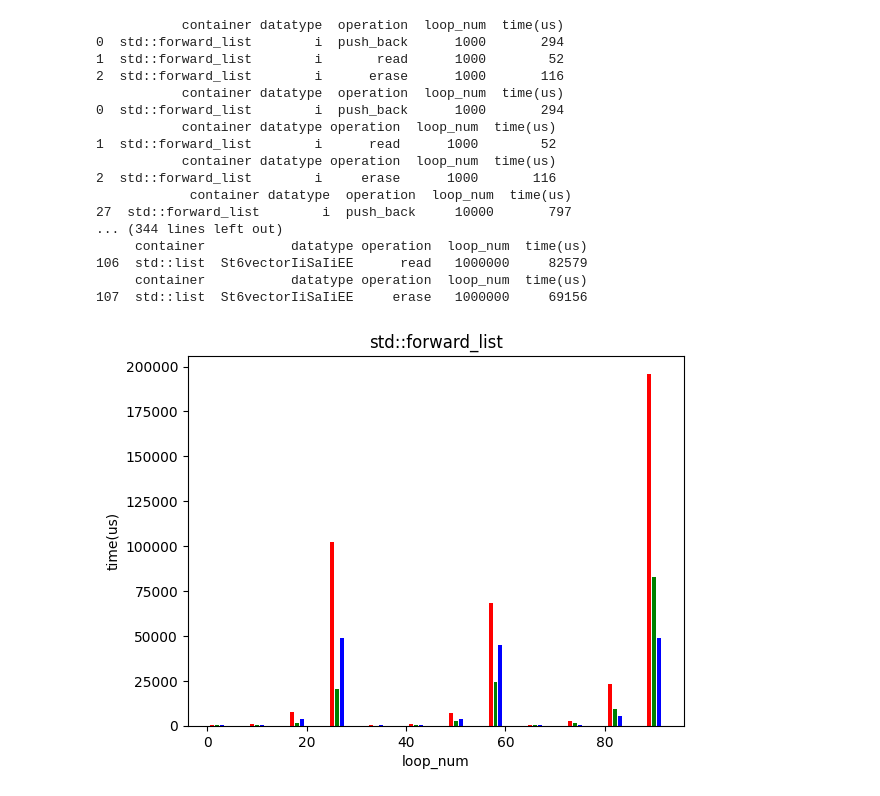
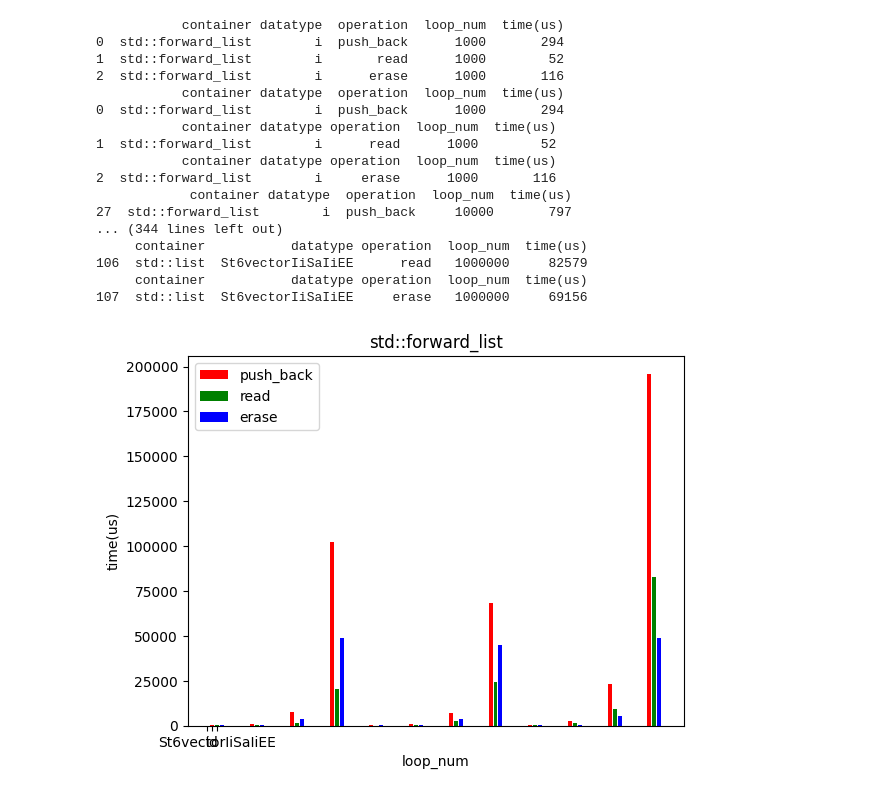
Before and after one commit to bobozhezhe/Scalable-NUMA-Aware-Shared-Memory-Data-Structures, a Jupyter notebook: data/graph.ipynb, the cells around one changed output. Saved outputs shown, nothing was run; the diff lists cells and outputs as text; code cells hidden in the pictures.

```diff
--- a/data/graph.ipynb
+++ b/data/graph.ipynb
@@ -41,36 +41,52 @@ for container in data['container'].unique():
                 elif(operation_data['operation'] == 'erase').any():
                     color = 'b'
 
-
                 # ax.bar(operation_data['loop_num'], operation_data['time(us)'], color=color, label=operation)
                 # for operation
                 ax.bar(position, operation_data['time(us)'], color=color, label=operation)
+
+
+                # 绘制曲线图
+                operation_data = datatype_data[datatype_data['operation'] == 'push_back']
+                x = np.array(range(len(operation_data)))
+                y = np.array(operation_data['time(us)'])
+                ax.plot(x, y, '-o', color='black')
+
                 position += 1
             position += 5
+
+
+        # 设置 X 轴标签和刻度
+        ax.set_xticks(range(len(container_data['datatype'].unique())))
+        ax.set_xticklabels(container_data['datatype'].unique())
+
+        # 设置图例
+        handles, labels = ax.get_legend_handles_labels()
+        ax.legend(handles[:3], labels[:3])
 
         ax.set_xlabel('loop_num')
         ax.set_ylabel('time(us)')
         # ax.legend()
         # ax.legend([operation_data['operation'], operation_data], ['Series 1', 'Series 2'], loc='upper left')
         # ax.legend((F1,F2,F3),('数学','英语','物理'))
 
 plt.show()
 # %% [output]
            container datatype  operation  loop_num  time(us)
 0  std::forward_list        i  push_back      1000       294
 1  std::forward_list        i       read      1000        52
 2  std::forward_list        i      erase      1000       116
            container datatype  operation  loop_num  time(us)
 0  std::forward_list        i  push_back      1000       294
            container datatype operation  loop_num  time(us)
 1  std::forward_list        i      read      1000        52
            container datatype operation  loop_num  time(us)
 2  std::forward_list        i     erase      1000       116
             container datatype  operation  loop_num  time(us)
 27  std::forward_list        i  push_back     10000       797
 ... (344 lines left out)
      container           datatype operation  loop_num  time(us)
 106  std::list  St6vectorIiSaIiEE      read   1000000     82579
      container           datatype operation  loop_num  time(us)
 107  std::list  St6vectorIiSaIiEE     erase   1000000     69156
-[figure, old version]
+[figure, new version]
```
Also changed, not shown: parts of 3 cells of this notebook.
